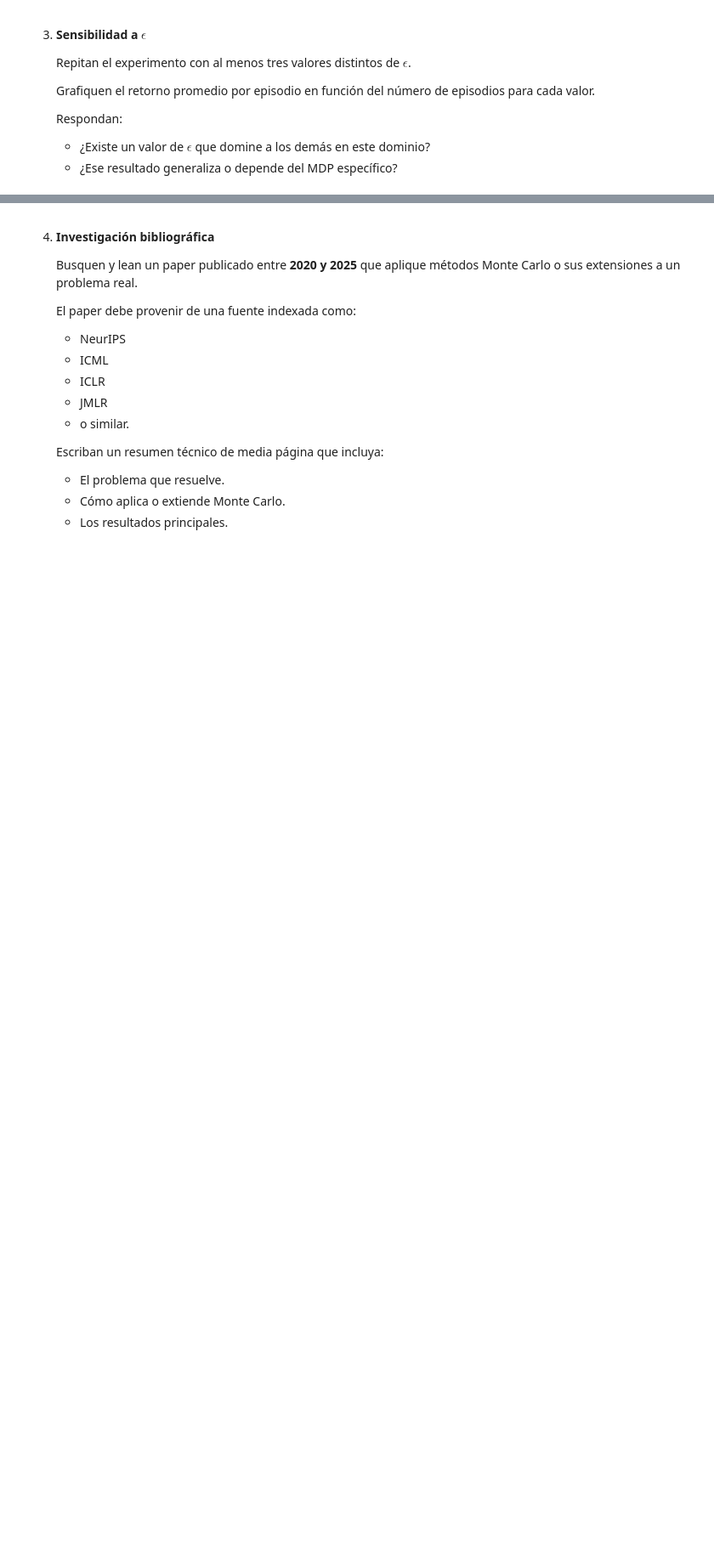
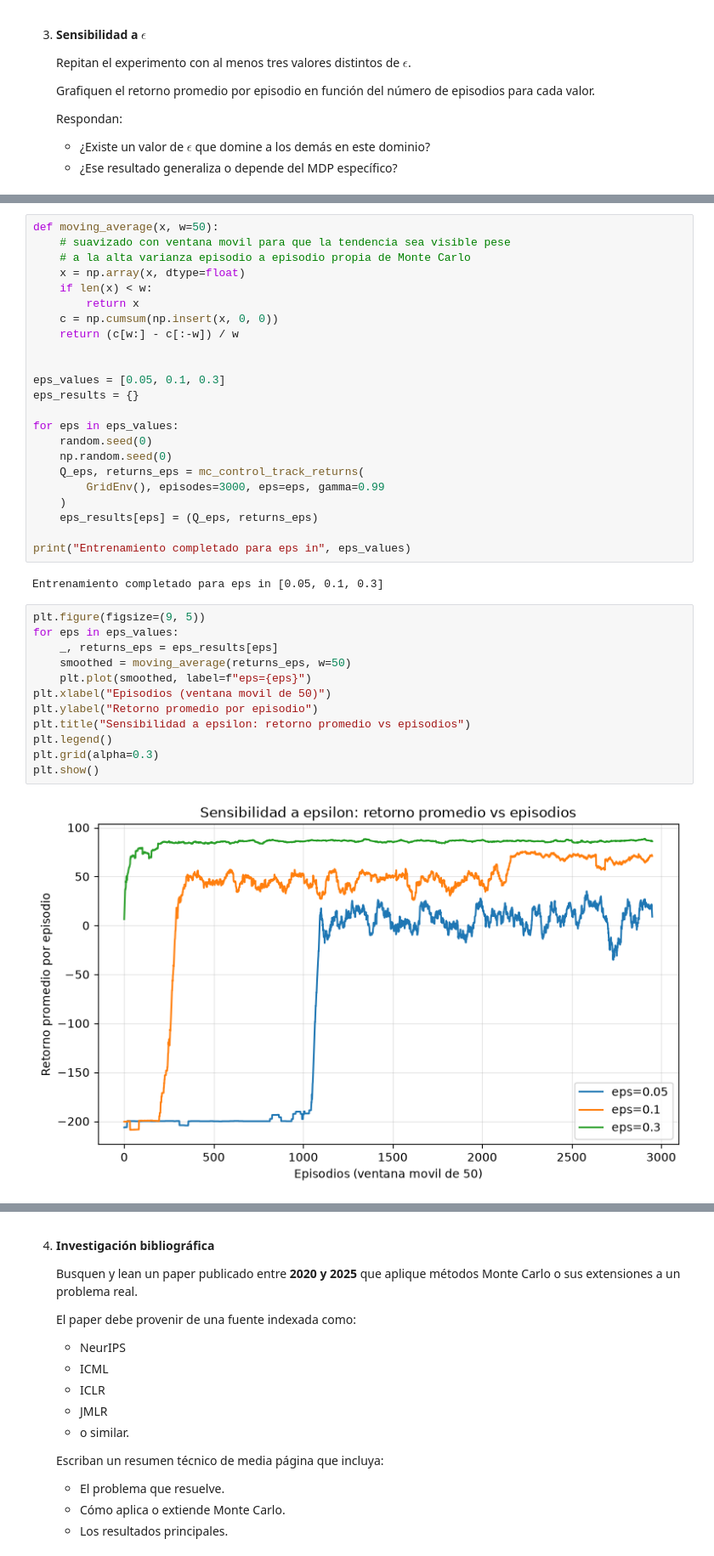
Before and after one commit to MarchMol/lab3_rl, a Jupyter notebook: lab3.ipynb, the cells around one changed output, grey strips where cells are left out. Shown at 85% size. Drawn from its saved outputs; the diff is of its cells as text; blank space fills up the shorter version.

```diff
--- a/lab3.ipynb
+++ b/lab3.ipynb
@@ -1102,0 +1154,39 @@ Numero de aumentos del error: 1
+# %%
+def moving_average(x, w=50):
+    # suavizado con ventana movil para que la tendencia sea visible pese
+    # a la alta varianza episodio a episodio propia de Monte Carlo
+    x = np.array(x, dtype=float)
+    if len(x) < w:
+        return x
+    c = np.cumsum(np.insert(x, 0, 0))
+    return (c[w:] - c[:-w]) / w
+
+
+eps_values = [0.05, 0.1, 0.3]
+eps_results = {}
+
+for eps in eps_values:
+    random.seed(0)
+    np.random.seed(0)
+    Q_eps, returns_eps = mc_control_track_returns(
+        GridEnv(), episodes=3000, eps=eps, gamma=0.99
+    )
+    eps_results[eps] = (Q_eps, returns_eps)
+
+print("Entrenamiento completado para eps in", eps_values)
+# %% [output]
+Entrenamiento completado para eps in [0.05, 0.1, 0.3]
+# %%
+plt.figure(figsize=(9, 5))
+for eps in eps_values:
+    _, returns_eps = eps_results[eps]
+    smoothed = moving_average(returns_eps, w=50)
+    plt.plot(smoothed, label=f"eps={eps}")
+plt.xlabel("Episodios (ventana movil de 50)")
+plt.ylabel("Retorno promedio por episodio")
+plt.title("Sensibilidad a epsilon: retorno promedio vs episodios")
+plt.legend()
+plt.grid(alpha=0.3)
+plt.show()
+# %% [output]
+[figure, added]
```
Also changed, not shown: parts of 11 cells of this notebook.
